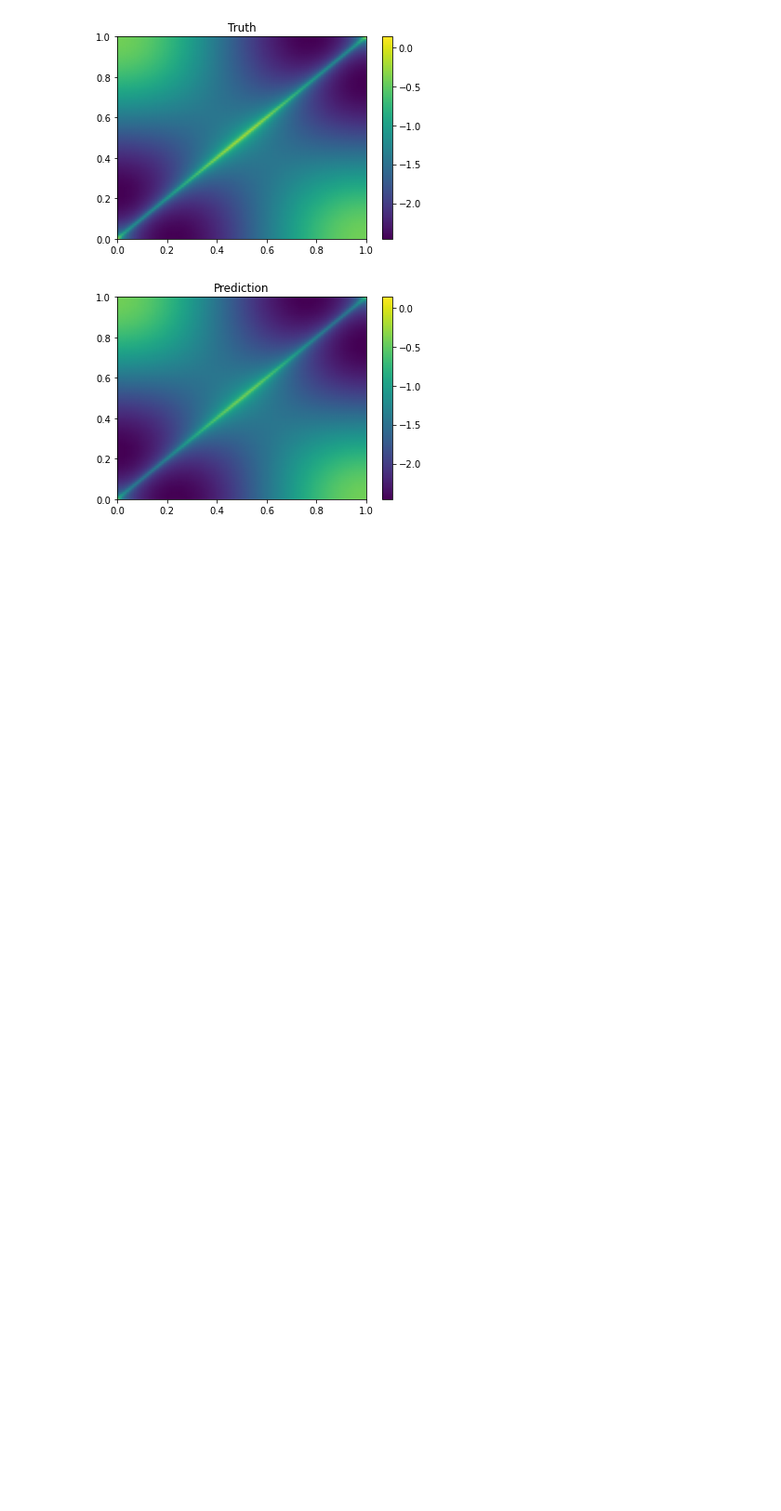
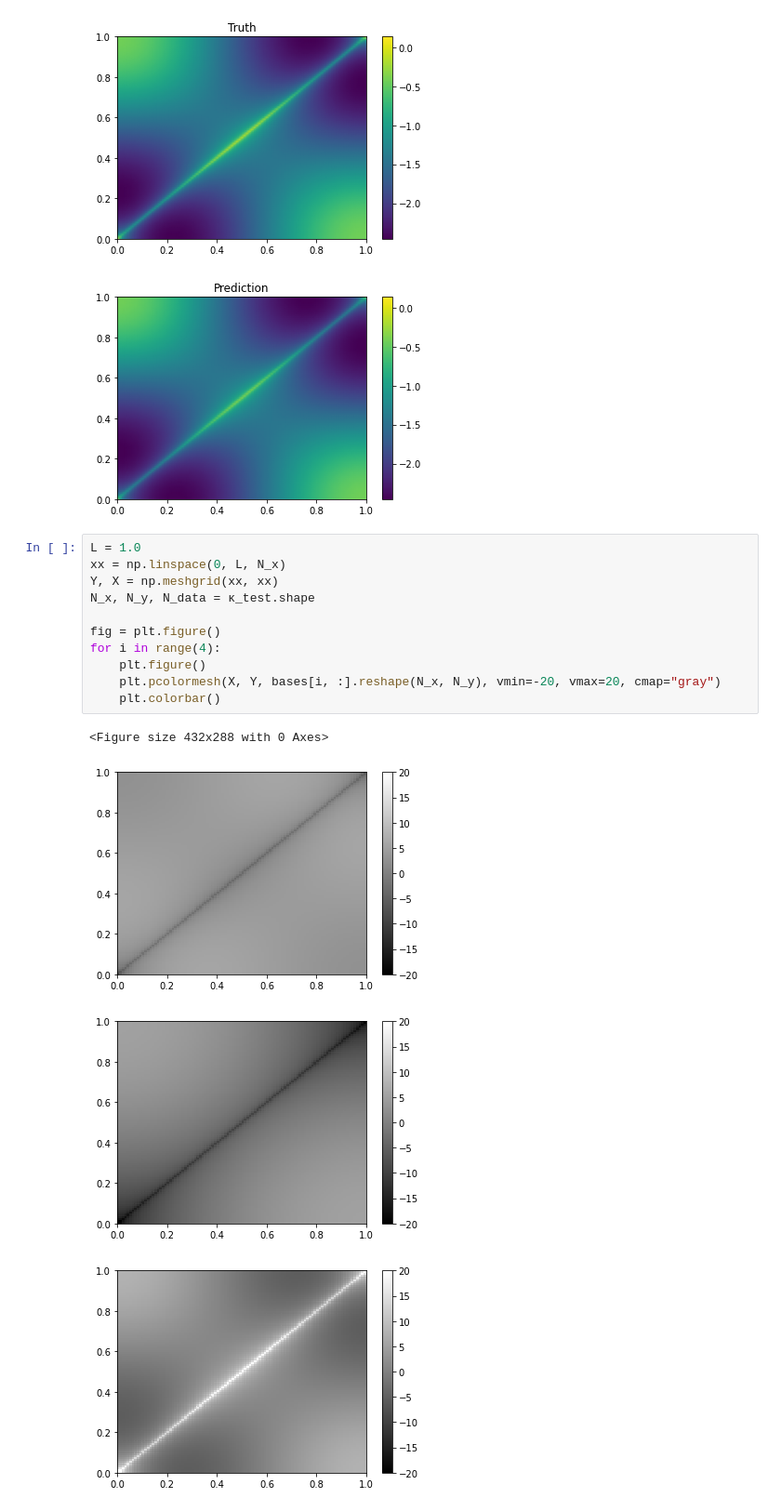
Before and after one commit to Zhengyu-Huang/Operator-Learning, a Jupyter notebook: nn/uniform_direct/Box_N2D_nn_Test_ROM.ipynb, the cells around one changed output. Shown at 93% size. Drawn from its saved outputs; the diff is of its cells as text; blank space fills up the shorter version.

```diff
--- a/nn/uniform_direct/Box_N2D_nn_Test_ROM.ipynb
+++ b/nn/uniform_direct/Box_N2D_nn_Test_ROM.ipynb
@@ -114,3 +118,19 @@ Average error is  0.04137164178082468
 [figure]
 [figure]
 [figure]
+# %%
+L = 1.0
+xx = np.linspace(0, L, N_x)
+Y, X = np.meshgrid(xx, xx)
+N_x, N_y, N_data = κ_test.shape
+
+fig = plt.figure()
+for i in range(4):
+    plt.figure()
+    plt.pcolormesh(X, Y, bases[i, :].reshape(N_x, N_y), vmin=-20, vmax=20, cmap="gray")
+    plt.colorbar()
+# %% [output]
+<Figure size 432x288 with 0 Axes>
+[figure, added]
+[figure, added]
+[figure, added]
```
Also changed, not shown: parts of 3 cells of this notebook, 4 other files.
